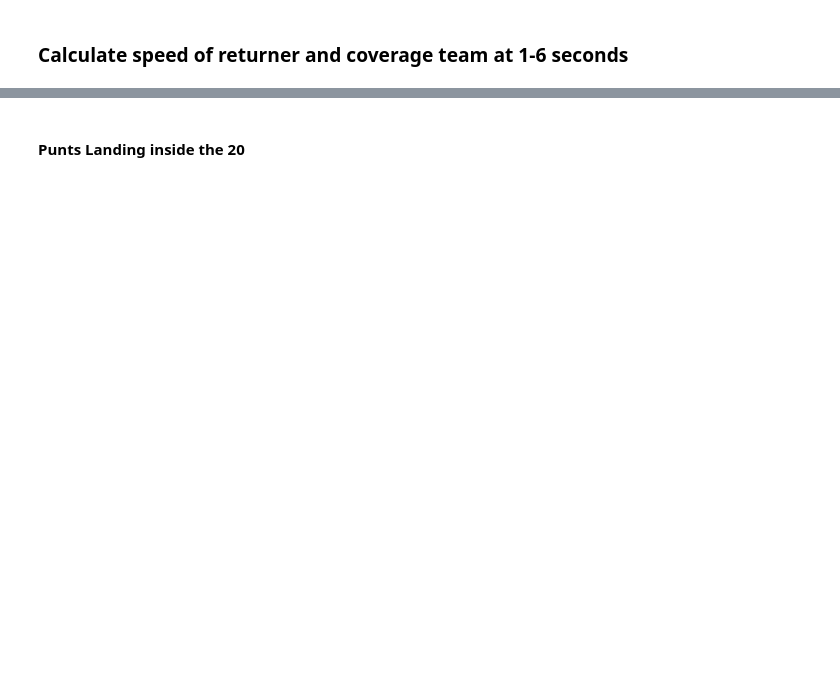
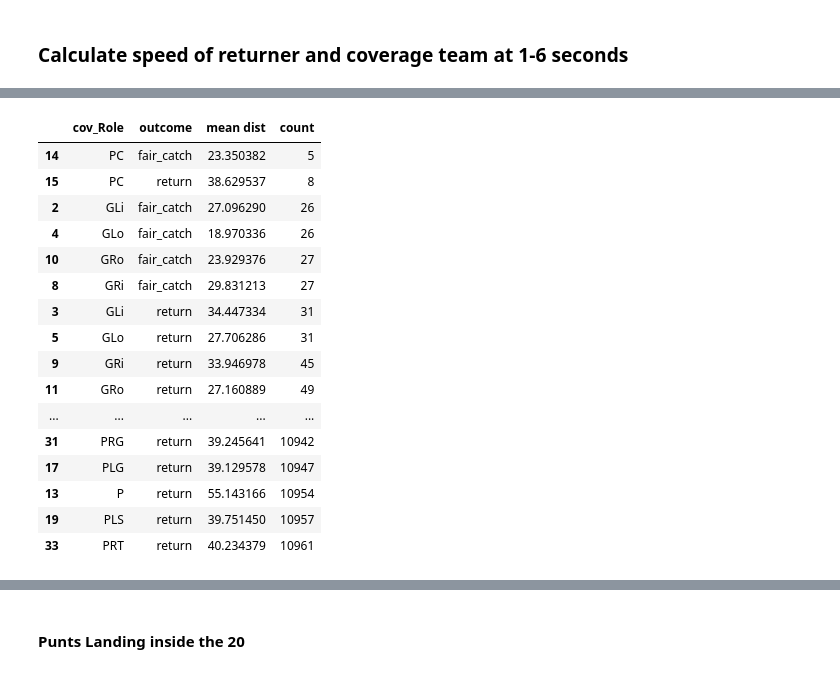
Before and after one commit to mtodisco10/nfl-punt-analytics, a Jupyter notebook: nfl_punt_script.ipynb, the cells around one changed output, grey strips where cells are left out. Drawn from its saved outputs; the diff is of its cells as text; code cells hidden in the pictures; blank space fills up the shorter version.

```diff
--- a/nfl_punt_script.ipynb
+++ b/nfl_punt_script.ipynb
@@ -488,3 +656,23 @@ pos_grouped_df = cov_ret_df.groupby(['cov_Role','time_since_punt', 'outcome'], a
+# %%
+pos_grouped_df.sort_values('count')
+# %% [output]
+|  | cov_Role | outcome | mean dist | count |
+| 14 | PC | fair_catch | 23.350382 | 5 |
+| 15 | PC | return | 38.629537 | 8 |
+| 2 | GLi | fair_catch | 27.096290 | 26 |
+| 4 | GLo | fair_catch | 18.970336 | 26 |
+| 10 | GRo | fair_catch | 23.929376 | 27 |
+| 8 | GRi | fair_catch | 29.831213 | 27 |
+| 3 | GLi | return | 34.447334 | 31 |
+| 5 | GLo | return | 27.706286 | 31 |
+| 9 | GRi | return | 33.946978 | 45 |
+| 11 | GRo | return | 27.160889 | 49 |
+| ... | ... | ... | ... | ... |
+| 31 | PRG | return | 39.245641 | 10942 |
+| 17 | PLG | return | 39.129578 | 10947 |
+| 13 | P | return | 55.143166 | 10954 |
+| 19 | PLS | return | 39.751450 | 10957 |
+| 33 | PRT | return | 40.234379 | 10961 |
 # %%
 trace1 = go.Bar(
         x=pos_grouped_df.loc[pos_grouped_df.outcome == 'fair_catch']['cov_Role'],
```
Also changed, not shown: parts of 21 cells of this notebook.
